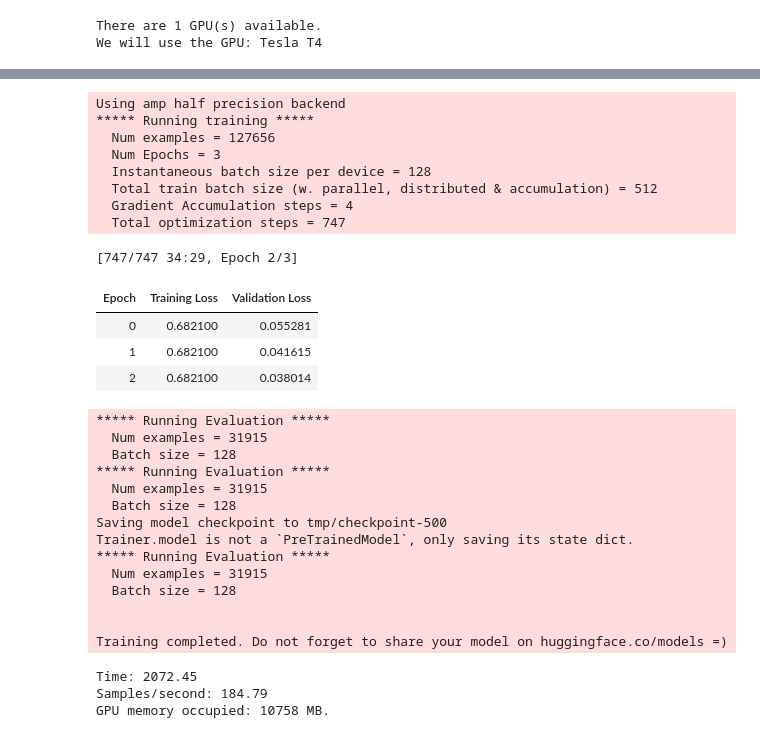
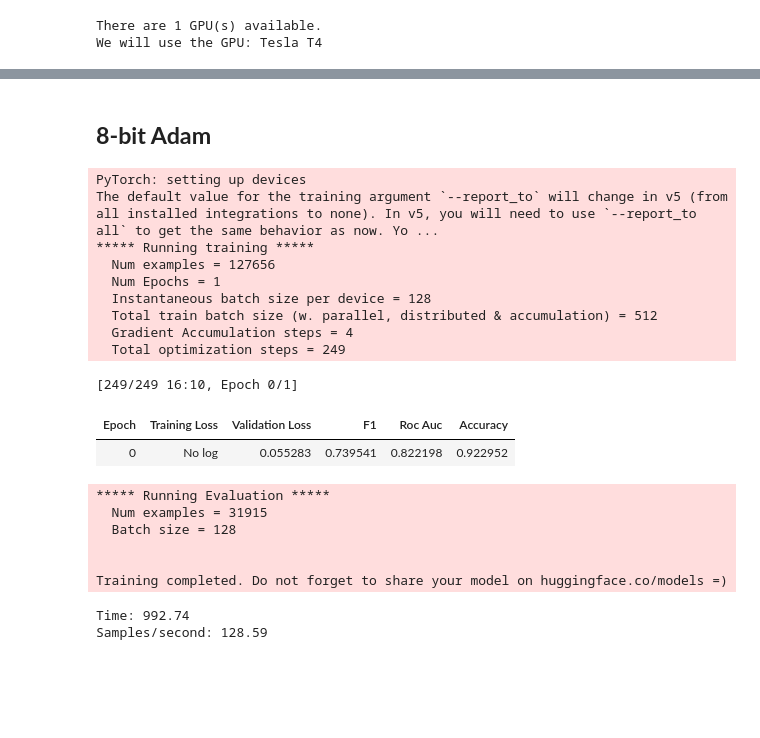
Before and after one commit to shubhamitradas/bert_optimization_strategies, a Jupyter notebook: multi_label_with_trainer.ipynb, the cells around one changed output, grey strips where cells are left out. Drawn from its saved outputs; the diff is of its cells as text; code cells hidden in the pictures; blank space fills up the shorter version.

```diff
--- a/multi_label_with_trainer.ipynb
+++ b/multi_label_with_trainer.ipynb
@@ -203,0 +338,29 @@ GPU memory occupied: 1968 MB.
+# %%
+from transformers import Trainer, TrainingArguments
+
+BATCH_SIZE = 32
+VALID_BATCH_SIZE = 128
+training_args = TrainingArguments(
+    output_dir='tmp',
+    num_train_epochs=1,
+    per_device_train_batch_size=BATCH_SIZE,
+    per_device_eval_batch_size=VALID_BATCH_SIZE,
+    warmup_steps=500,
+    weight_decay=0.01,
+    evaluation_strategy="epoch",
+    group_by_length = True,
+    dataloader_num_workers =4,
+    gradient_accumulation_steps=4,
+    seed=123
+)
+
+trainer = Trainer(
+    model=model,
+    args=training_args,
+    train_dataset=train_dataset,
+    eval_dataset=test_dataset,
+    compute_metrics=compute_metrics,
+
+)
+result = trainer.train()
+print_summary(result)
@@ -203,0 +506,2 @@ GPU memory occupied: 1968 MB.
+# %% [markdown]
+## **8-bit Adam**
@@ -204,56 +569,49 @@ GPU memory occupied: 1968 MB.
 # %%
 from transformers import Trainer, TrainingArguments
 
 training_args = TrainingArguments(
     output_dir='tmp',
-    num_train_epochs=3,
+    num_train_epochs=1,
     per_device_train_batch_size=BATCH_SIZE,
     per_device_eval_batch_size=BATCH_SIZE,
     warmup_steps=500,
     weight_decay=0.01,
+    #logging_dir='./logs',
     evaluation_strategy="epoch",
-    logging_first_step=True,
+    group_by_length = True,
     gradient_accumulation_steps=4,
-    dataloader_num_workers =4,
-    fp16=True
+    dataloader_num_workers =4
+    #fp16=True
 )
 
 trainer = Trainer(
     model=model,
     args=training_args,
     train_dataset=train_dataset,
-    eval_dataset=test_dataset
+    eval_dataset=test_dataset,
+    compute_metrics=compute_metrics,
+
 )
 result = trainer.train()
 print_summary(result)
 # %% [output]
-Using amp half precision backend
+PyTorch: setting up devices
+The default value for the training argument `--report_to` will change in v5 (from all installed integrations to none). In v5, you will need to use `--report_to all` to get the same behavior as now. Yo ...
 ***** Running training *****
   Num examples = 127656
-  Num Epochs = 3
+  Num Epochs = 1
   Instantaneous batch size per device = 128
   Total train batch size (w. parallel, distributed & accumulation) = 512
   Gradient Accumulation steps = 4
-  Total optimization steps = 747
+  Total optimization steps = 249
-[747/747 34:29, Epoch 2/3]
+[249/249 16:10, Epoch 0/1]
-| Epoch | Training Loss | Validation Loss |
-| 0 | 0.682100 | 0.055281 |
-| 1 | 0.682100 | 0.041615 |
-| 2 | 0.682100 | 0.038014 |
+| Epoch | Training Loss | Validation Loss | F1 | Roc Auc | Accuracy |
+| 0 | No log | 0.055283 | 0.739541 | 0.822198 | 0.922952 |
-***** Running Evaluation *****
-  Num examples = 31915
-  Batch size = 128
-***** Running Evaluation *****
-  Num examples = 31915
-  Batch size = 128
-Saving model checkpoint to tmp/checkpoint-500
-Trainer.model is not a `PreTrainedModel`, only saving its state dict.
 ***** Running Evaluation *****
   Num examples = 31915
   Batch size = 128
 
 
 Training completed. Do not forget to share your model on huggingface.co/models =)
-Time: 2072.45
-Samples/second: 184.79
-GPU memory occupied: 10758 MB.
+Time: 992.74
+Samples/second: 128.59
```
Also changed, not shown: parts of 24 cells of this notebook.
